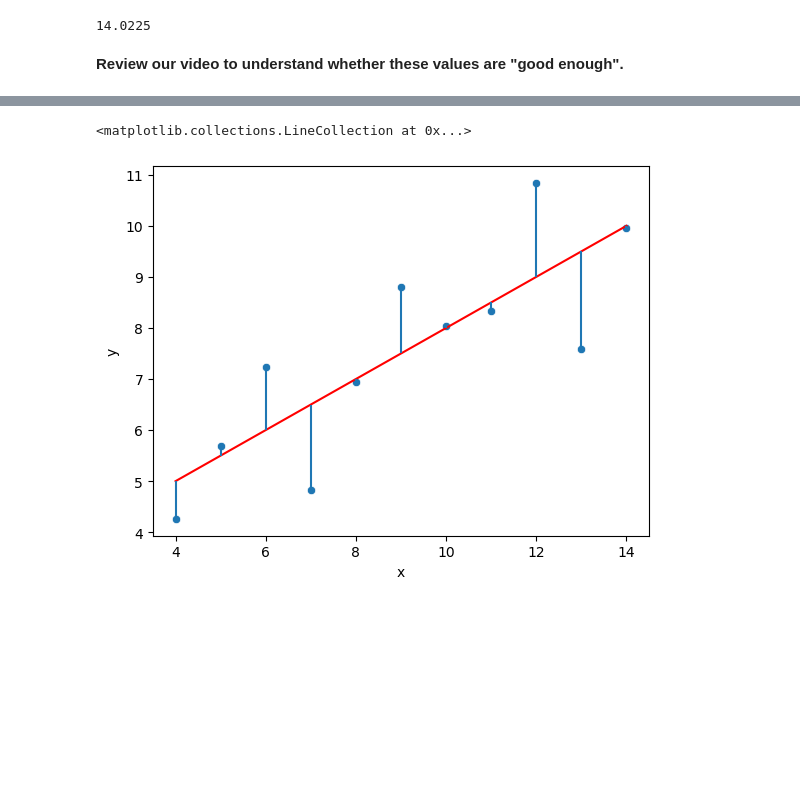
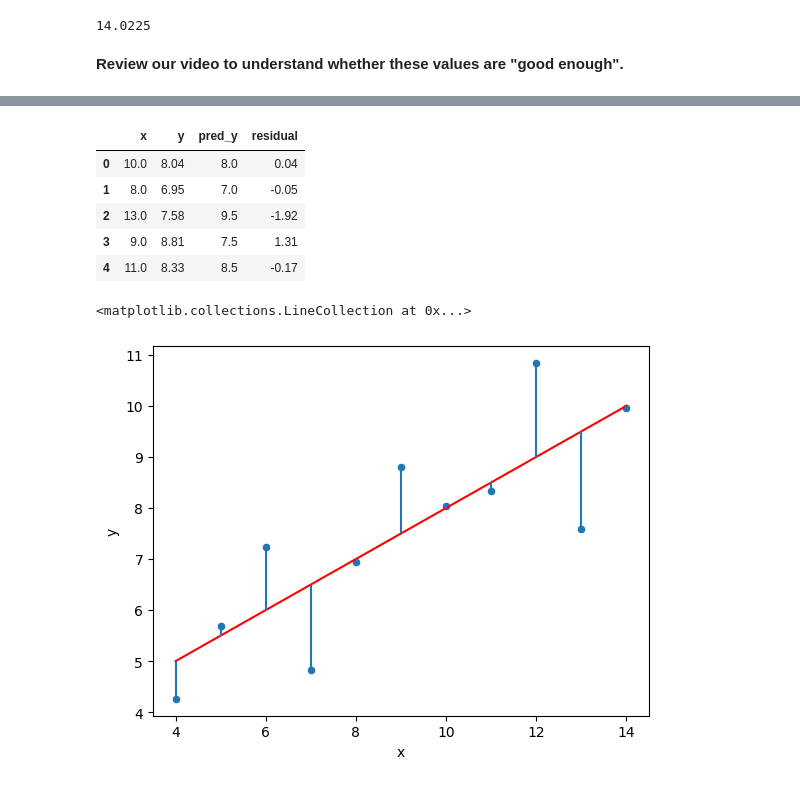
Before and after one commit to satanix0/data-science, a Jupyter notebook: M09_Supervised Machine Learning/S01_Regression & Regularization/Linear Regression/LR-Scikit Learn/01-Linear-Regression-with-Scitkit-Learn.ipynb, the cells around one changed output, grey strips where cells are left out. Drawn from its saved outputs; the diff is of its cells as text; code cells hidden in the pictures; blank space fills up the shorter version.

```diff
--- a/M09_Supervised Machine Learning/S01_Regression & Regularization/Linear Regression/LR-Scikit Learn/01-Linear-Regression-with-Scitkit-Learn.ipynb
+++ b/M09_Supervised Machine Learning/S01_Regression & Regularization/Linear Regression/LR-Scikit Learn/01-Linear-Regression-with-Scitkit-Learn.ipynb
@@ -373 +379,13 @@ quartet = pd.read_csv('anscombes_quartet1.csv')
+# %%
+# y = 3.00 + 0.500x
+quartet['pred_y'] = 3 + 0.5 * quartet['x']
+quartet['residual'] = quartet['y'] - quartet['pred_y']
+quartet.head()
+# %% [output]
+|  | x | y | pred_y | residual |
+| 0 | 10.0 | 8.04 | 8.0 | 0.04 |
+| 1 | 8.0 | 6.95 | 7.0 | -0.05 |
+| 2 | 13.0 | 7.58 | 9.5 | -1.92 |
+| 3 | 9.0 | 8.81 | 7.5 | 1.31 |
+| 4 | 11.0 | 8.33 | 8.5 | -0.17 |
 # %%
```
Also changed, not shown: parts of 36 cells of this notebook, 33 other files.
